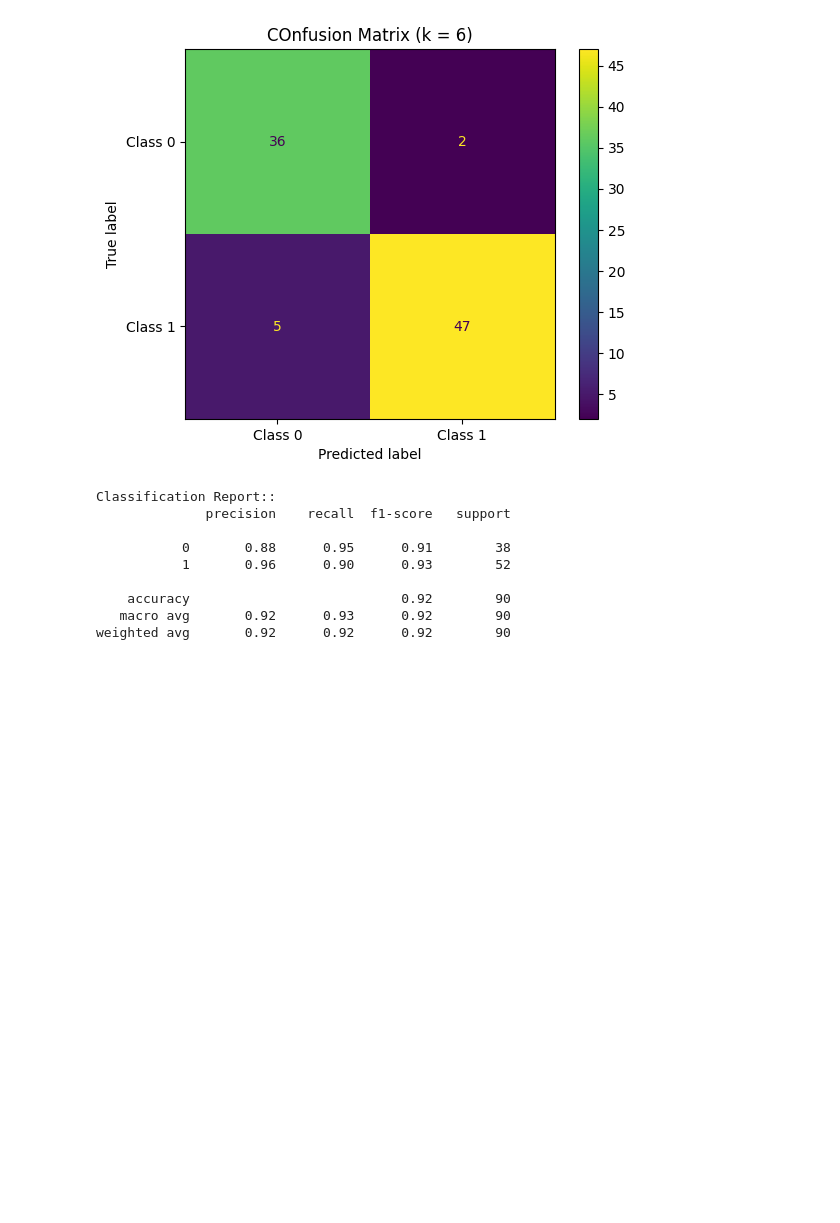
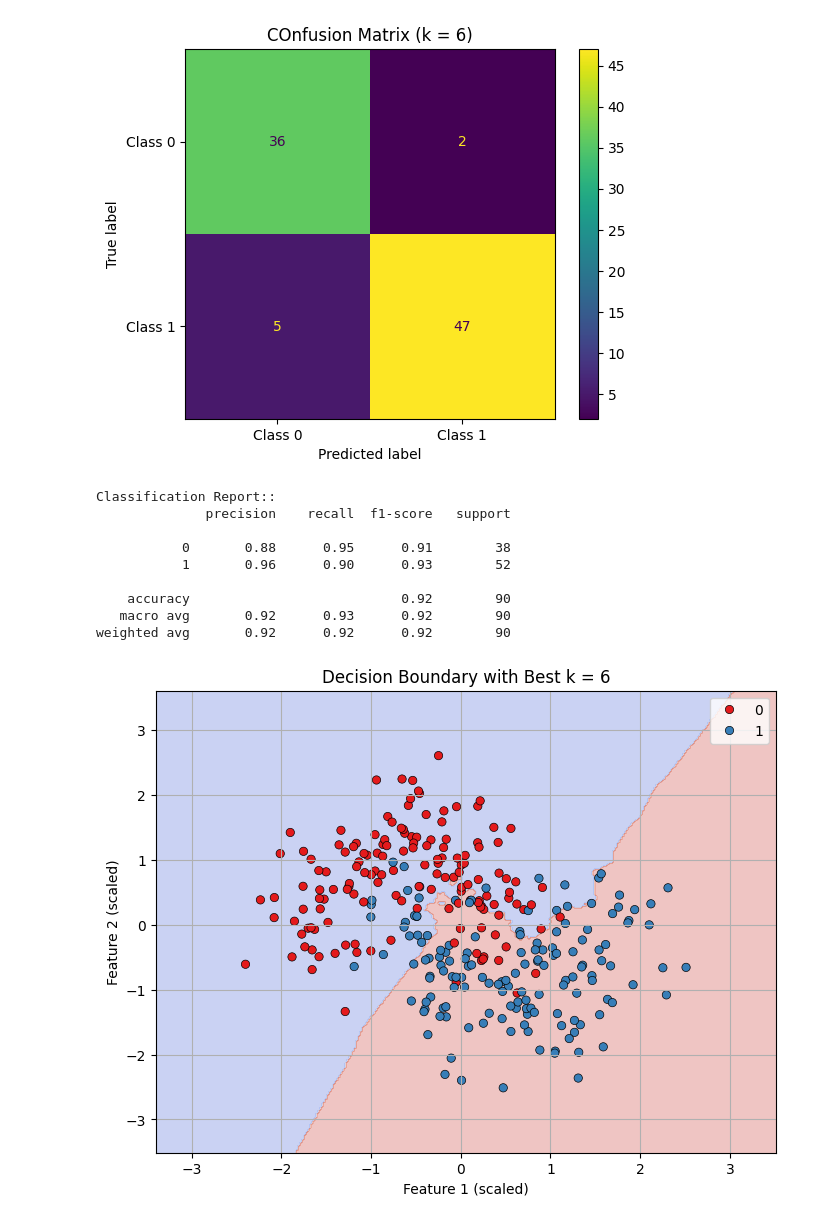
Before and after one commit to dipak1920basnet/KNN, a Jupyter notebook: knn_sk_learn.ipynb, the cells around one changed output. Drawn from its saved outputs; the diff is of its cells as text; code cells hidden in the pictures; blank space fills up the shorter version.

Commit message:
save a countour plot(visualizing the decision boundry)

```diff
--- a/knn_sk_learn.ipynb
+++ b/knn_sk_learn.ipynb
@@ -106,0 +109,22 @@ weighted avg       0.92      0.92      0.92        90
+# %%
+x_min, x_max = X_scaled[:,0].min()-1, X_scaled[:,0].max() + 1
+y_min, y_max = X_scaled[:,1].min()-1, X_scaled[:,1].max() + 1
+# %%
+xx, yy = np.meshgrid(
+    np.linspace(x_min, x_max, 300),
+    np.linspace(y_min, y_max, 300)
+)
+# %%
+Z = best_knn.predict(np.c_[xx.ravel(), yy.ravel()])
+Z = Z.reshape(xx.shape)
+# %%
+plt.figure(figsize=(8, 6))
+plt.contourf(xx, yy, Z, cmap=plt.cm.coolwarm, alpha=0.3)
+sns.scatterplot(x=X_scaled[:, 0], y=X_scaled[:, 1], hue=y, palette="Set1", edgecolor='k')
+plt.title(f"Decision Boundary with Best k = {best_k}")
+plt.xlabel("Feature 1 (scaled)")
+plt.ylabel("Feature 2 (scaled)")
+plt.grid(True)
+plt.show()
+# %% [output]
+[figure, added]
```
Also changed, not shown: parts of 1 cell of this notebook, 4 other files.
